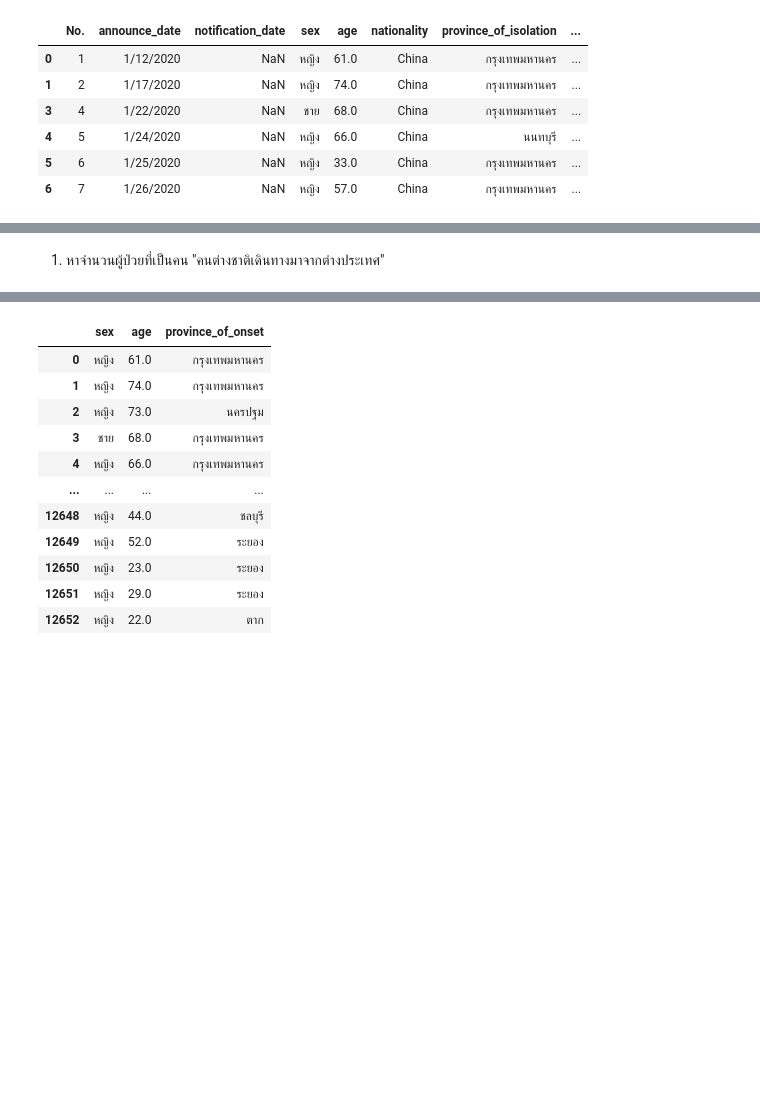
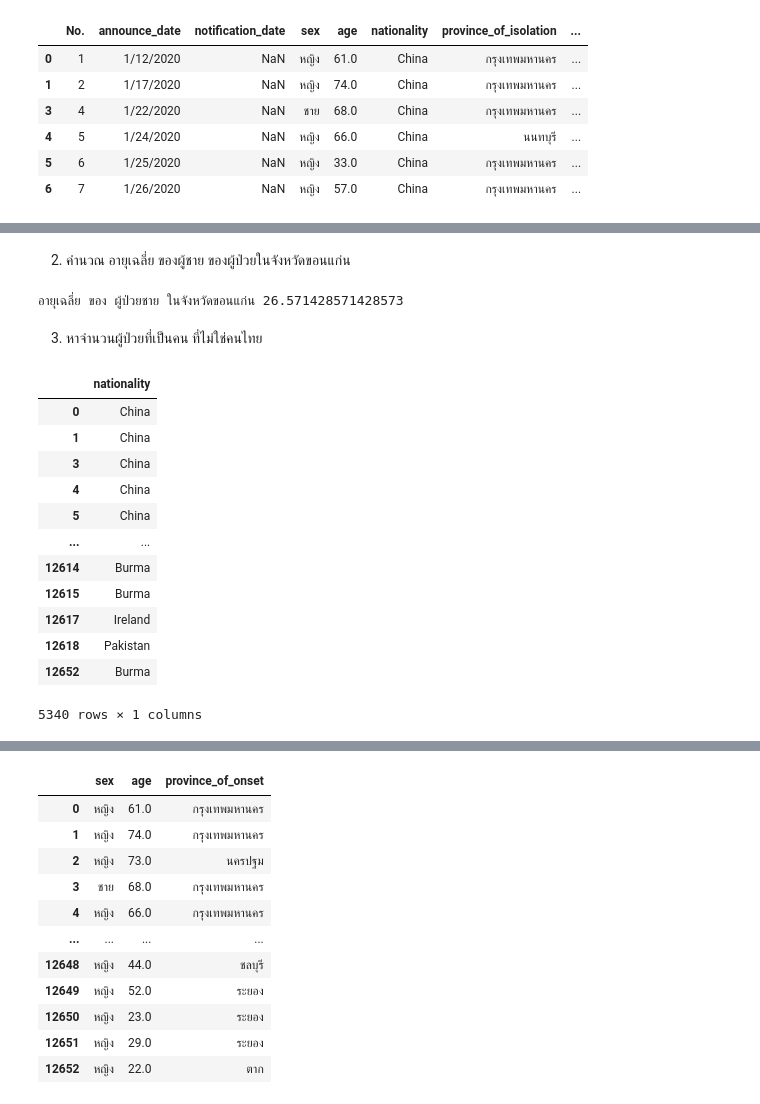
Before and after one commit to pondbaahh/data_viz_2022, a Jupyter notebook: Pandas101.ipynb, the cells around one changed output, grey strips where cells are left out. Cells and saved outputs as stored; diff of their text form; code cells hidden in the pictures; blank space fills up the shorter version.

```diff
--- a/Pandas101.ipynb
+++ b/Pandas101.ipynb
@@ -225,0 +288,2 @@ HW (ให้ใช้เฉพาะที่อาจารย์สอนไ
+# %% [markdown]
+2. คำนวณ อายุเฉลี่ย ของผู้ชาย ของผู้ป่วยในจังหวัดขอนแก่น
@@ -226,2 +292,32 @@ HW (ให้ใช้เฉพาะที่อาจารย์สอนไ
+# %%
+sum = 0
+N = 0
+for a in male_KK['age']:
+
+    if a > 0:
+        sum += a # sum = sum + a
+        N += 1
+
+print(f'อายุเฉลี่ย ของ ผู้ป่วยชาย ในจังหวัดขอนแก่น {sum/N}')
+# %% [output]
+อายุเฉลี่ย ของ ผู้ป่วยชาย ในจังหวัดขอนแก่น 26.571428571428573
 # %% [markdown]
-1. หาจำนวนผู้ป่วยที่เป็นคน "คนต่างชาติเดินทางมาจากต่างประเทศ"
+3. หาจำนวนผู้ป่วยที่เป็นคน ที่ไม่ใช่คนไทย
+# %%
+nation = data_covid[data_covid['nationality']!='Thailand']
+# %%
+nation
+# %% [output]
+|  | nationality |
+| 0 | China |
+| 1 | China |
+| 3 | China |
+| 4 | China |
+| 5 | China |
+| ... | ... |
+| 12614 | Burma |
+| 12615 | Burma |
+| 12617 | Ireland |
+| 12618 | Pakistan |
+| 12652 | Burma |
+5340 rows × 1 columns
```
Also changed, not shown: parts of 11 cells of this notebook.
